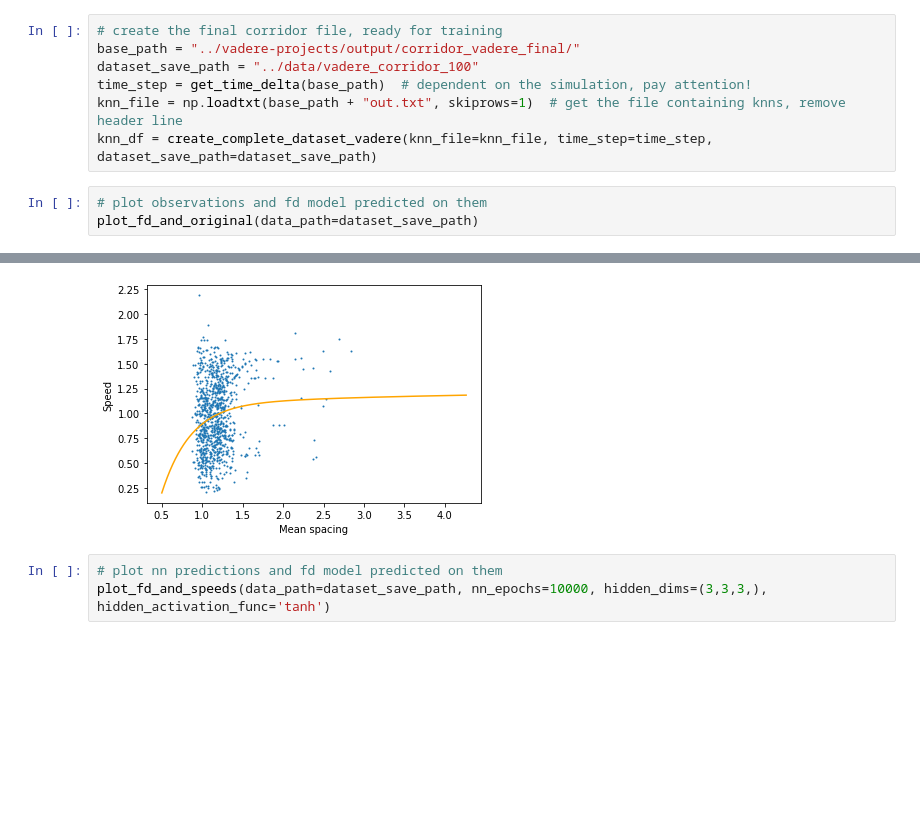
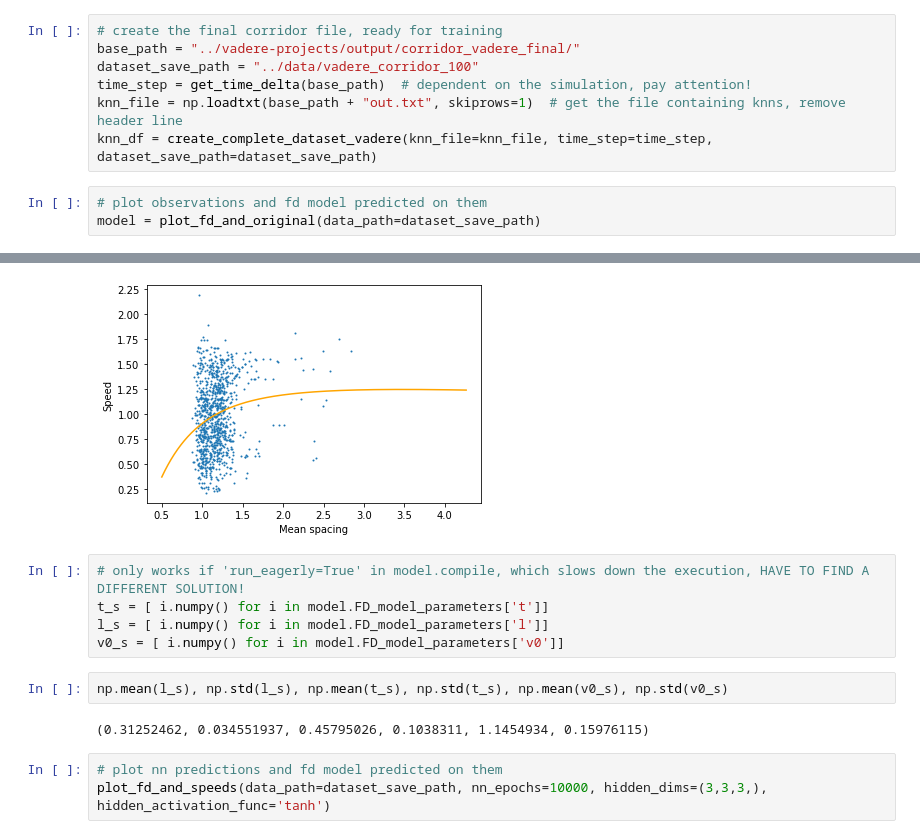
Before and after one commit to AlexPasqua/MLCMS-project, a Jupyter notebook: src/task3.ipynb, the cells around one changed output, grey strips where cells are left out. Cells and saved outputs as stored; diff of their text form; blank space fills up the shorter version.

```diff
--- a/src/task3.ipynb
+++ b/src/task3.ipynb
@@ -21,6 +21,6 @@ knn_file = np.loadtxt(base_path + "out.txt", skiprows=1)  # get the file contain
 knn_df = create_complete_dataset_vadere(knn_file=knn_file, time_step=time_step, dataset_save_path=dataset_save_path)
 # %%
 # plot observations and fd model predicted on them
-plot_fd_and_original(data_path=dataset_save_path)
+model = plot_fd_and_original(data_path=dataset_save_path)
 # %% [output]
 Epoch 1/50
@@ -43,4 +43,13 @@ Epoch 50/50
-[figure, old version]
+[figure, new version]
+# %%
+# only works if 'run_eagerly=True' in model.compile, which slows down the execution, HAVE TO FIND A DIFFERENT SOLUTION!
+t_s = [ i.numpy() for i in model.FD_model_parameters['t']]
+l_s = [ i.numpy() for i in model.FD_model_parameters['l']]
+v0_s = [ i.numpy() for i in model.FD_model_parameters['v0']]
+# %%
+np.mean(l_s), np.std(l_s), np.mean(t_s), np.std(t_s), np.mean(v0_s), np.std(v0_s)
+# %% [output]
+(0.31252462, 0.034551937, 0.45795026, 0.1038311, 1.1454934, 0.15976115)
 # %%
 # plot nn predictions and fd model predicted on them
 plot_fd_and_speeds(data_path=dataset_save_path, nn_epochs=10000, hidden_dims=(3,3,3,), hidden_activation_func='tanh')
```
Also changed, not shown: parts of 1 cell of this notebook, 24 other files.
